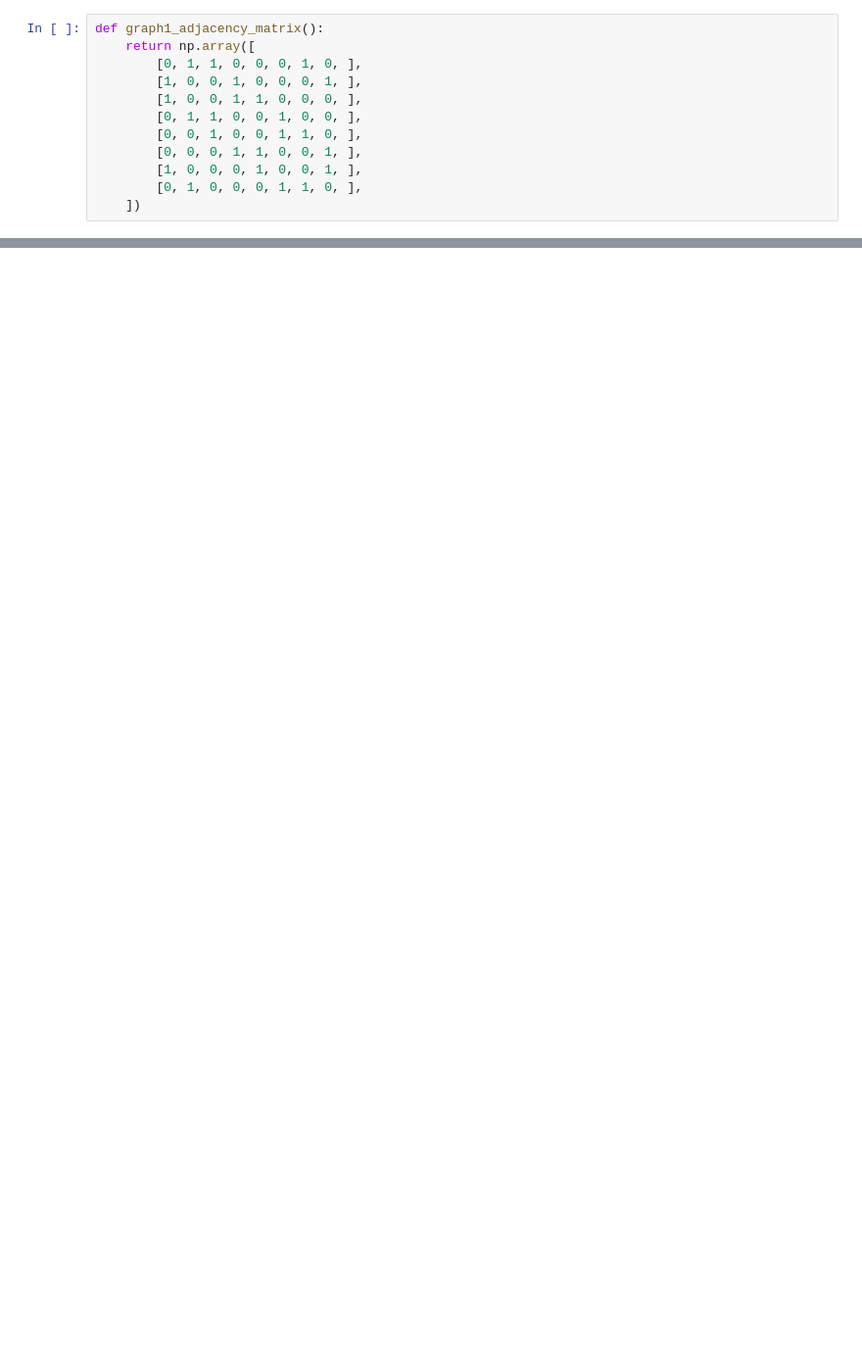
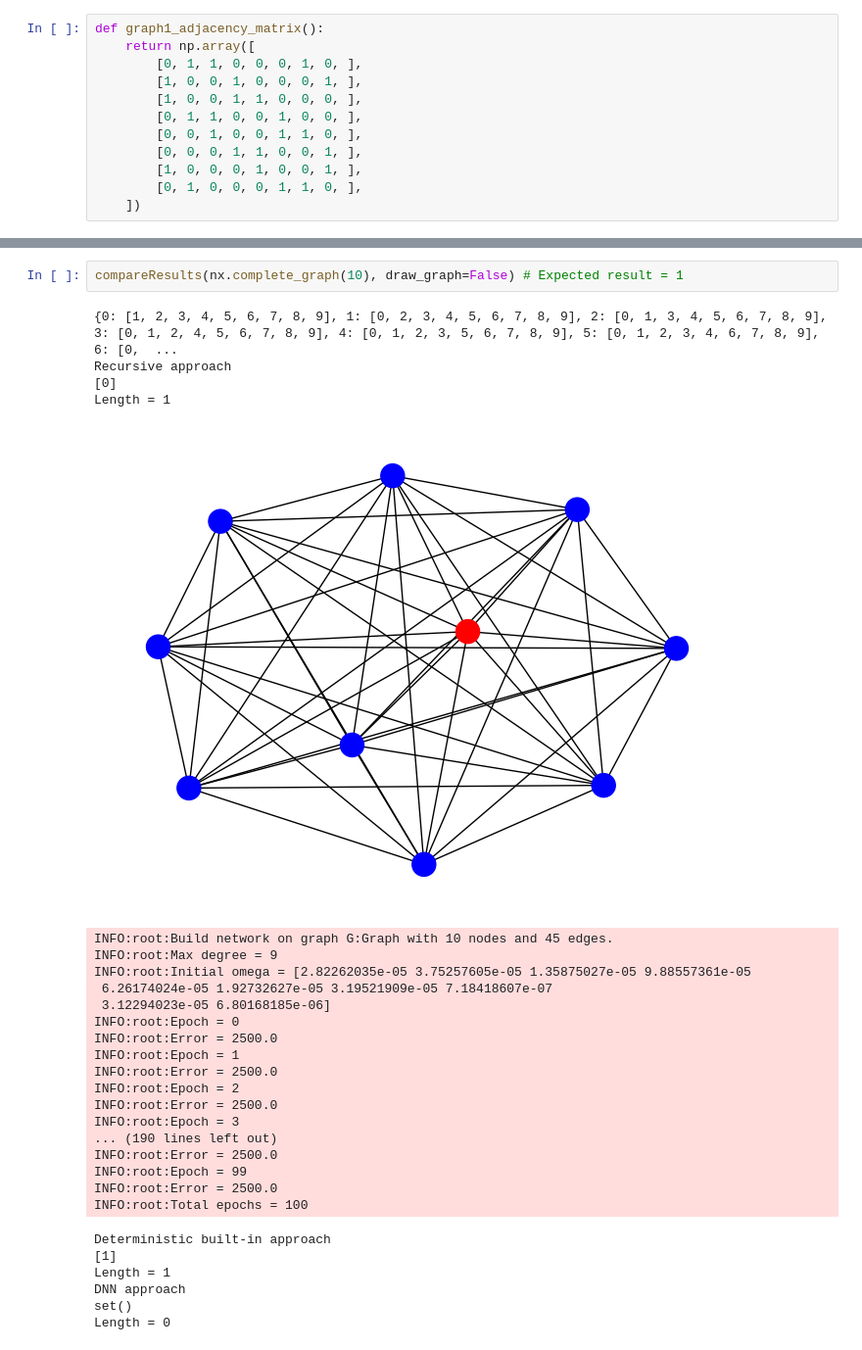
Before and after one commit to arteger/masters_thesis, a Jupyter notebook: main.ipynb, the cells around one changed output, grey strips where cells are left out. Shown at 98% size. Saved outputs shown, nothing was run; the diff lists cells and outputs as text; blank space fills up the shorter version.

```diff
--- a/main.ipynb
+++ b/main.ipynb
@@ -176,0 +292,31 @@ Length = 12
+# %%
+compareResults(nx.complete_graph(10), draw_graph=False) # Expected result = 1
+# %% [output]
+{0: [1, 2, 3, 4, 5, 6, 7, 8, 9], 1: [0, 2, 3, 4, 5, 6, 7, 8, 9], 2: [0, 1, 3, 4, 5, 6, 7, 8, 9], 3: [0, 1, 2, 4, 5, 6, 7, 8, 9], 4: [0, 1, 2, 3, 5, 6, 7, 8, 9], 5: [0, 1, 2, 3, 4, 6, 7, 8, 9], 6: [0,  ...
+Recursive approach
+[0]
+Length = 1
+[figure, added]
+INFO:root:Build network on graph G:Graph with 10 nodes and 45 edges.
+INFO:root:Max degree = 9
+INFO:root:Initial omega = [2.82262035e-05 3.75257605e-05 1.35875027e-05 9.88557361e-05
+ 6.26174024e-05 1.92732627e-05 3.19521909e-05 7.18418607e-07
+ 3.12294023e-05 6.80168185e-06]
+INFO:root:Epoch = 0
+INFO:root:Error = 2500.0
+INFO:root:Epoch = 1
+INFO:root:Error = 2500.0
+INFO:root:Epoch = 2
+INFO:root:Error = 2500.0
+INFO:root:Epoch = 3
+... (190 lines left out)
+INFO:root:Error = 2500.0
+INFO:root:Epoch = 99
+INFO:root:Error = 2500.0
+INFO:root:Total epochs = 100
+Deterministic built-in approach
+[1]
+Length = 1
+DNN approach
+set()
+Length = 0
```
Also changed, not shown: parts of 24 cells of this notebook, 1 other file.
